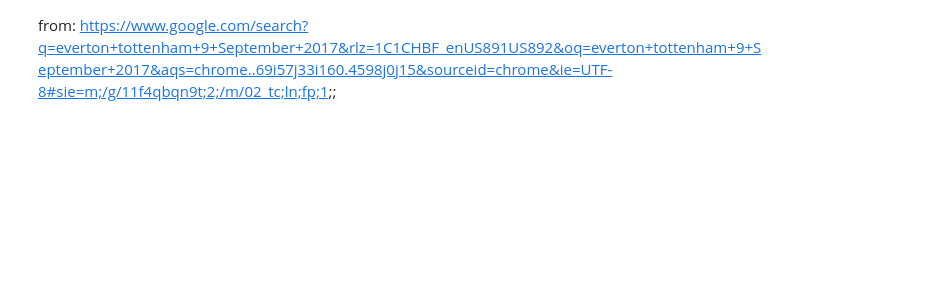
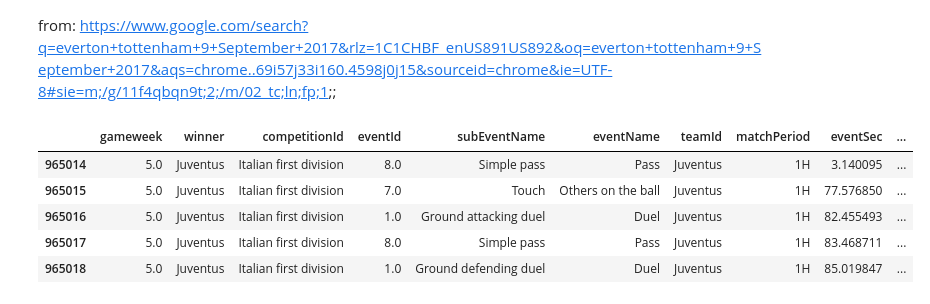
Before and after one commit to estieve/soccer_analysis, a Jupyter notebook: Visualization.ipynb, the cells around one changed output. Saved outputs shown, nothing was run; the diff lists cells and outputs as text; code cells hidden in the pictures; blank space fills up the shorter version.

```diff
--- a/Visualization.ipynb
+++ b/Visualization.ipynb
@@ -275,0 +286,9 @@ Retrieved from: https://www.google.com/search?q=everton+tottenham+9+September+20
+# %%
+juv.head()
+# %% [output]
+|  | gameweek | winner | competitionId | eventId | subEventName | eventName | teamId | matchPeriod | eventSec | ... |
+| 965014 | 5.0 | Juventus | Italian first division | 8.0 | Simple pass | Pass | Juventus | 1H | 3.140095 | ... |
+| 965015 | 5.0 | Juventus | Italian first division | 7.0 | Touch | Others on the ball | Juventus | 1H | 77.576850 | ... |
+| 965016 | 5.0 | Juventus | Italian first division | 1.0 | Ground attacking duel | Duel | Juventus | 1H | 82.455493 | ... |
+| 965017 | 5.0 | Juventus | Italian first division | 8.0 | Simple pass | Pass | Juventus | 1H | 83.468711 | ... |
+| 965018 | 5.0 | Juventus | Italian first division | 1.0 | Ground defending duel | Duel | Juventus | 1H | 85.019847 | ... |
```
Also changed, not shown: parts of 13 cells of this notebook.
